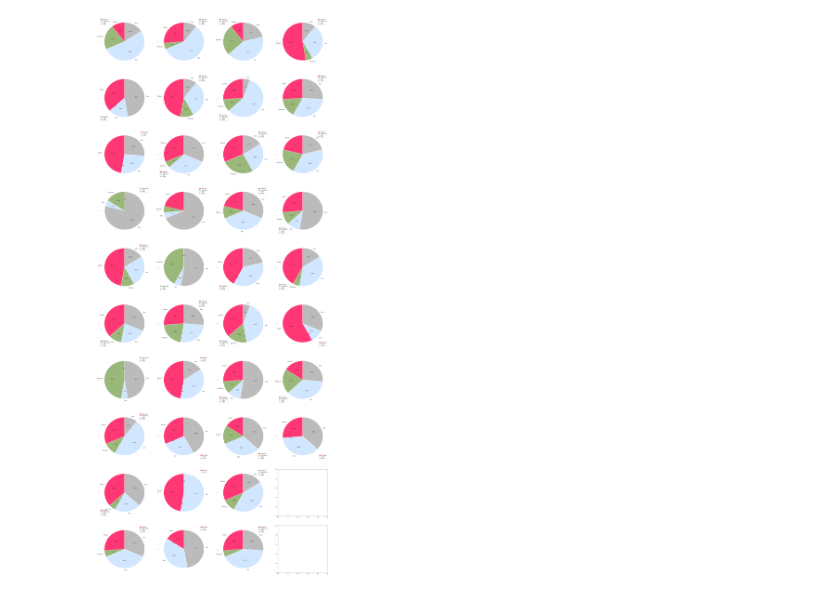
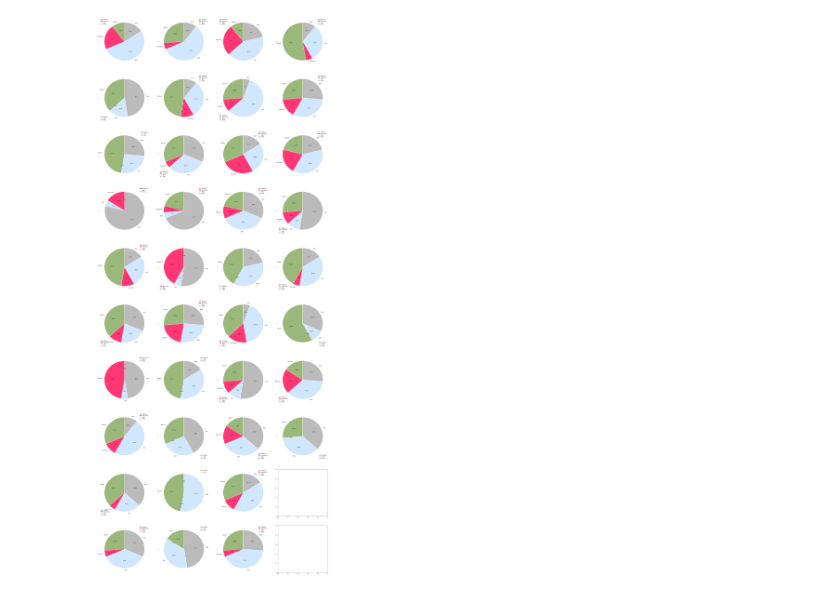
Before and after one commit to pmrukot/tsne-playground, a Jupyter notebook: prob.ipynb, the cells around one changed output. Saved outputs shown, nothing was run; the diff lists cells and outputs as text; code cells hidden in the pictures.

Commit message:
Update pie charts

```diff
--- a/prob.ipynb
+++ b/prob.ipynb
@@ -5,7 +5,6 @@ import pandas as pd
 import numpy as np
 import math
 import matplotlib.pyplot as plt
-from sklearn.manifold import TSNE
 from pprint import pprint
 
 DISTANCE = 0
@@ -16,8 +15,9 @@ NONE = 3
 berlin_distance = json.load(open('berlin52-distance.json'))
 data1 = json.load(open('berlin52_2018-04-13T09_21_17.705Z.json'))
 data2 = json.load(open('berlin52_2018-04-18T20_36_44.966Z.json'))
-data = data1 + data2
-data = [x['path'] for x in data]
+orig_data = data1 + data2
+orig_data = [x for x in orig_data if len(x['path']) == 19]
+data = [x['path'] for x in orig_data]
 data = [x for x in data if len(x) == 19]
 
 def get_distance(x1, x2, y1, y2):
@@ -52,34 +52,32 @@ for run in data:
         elif lowest_distance_id == chosen_node_id:
             run_array.append(DISTANCE)
         elif highest_pheromone_id == chosen_node_id:
             run_array.append(PHEROMONE)
         else:
             run_array.append(NONE)
 
     dataframe_array.append(run_array)
 
-
 stats_array = []
-
 for data in dataframe_array:
     output = [0, 0, 0, 0]
     for i in data:
         output[i] += 1
     stats_array.append(output)
 
 labels = 'Distance', 'Pheromone', 'Both', 'None'
 explode = [0.01, 0.01, 0.01, 0.01]
-colors = ["#FF3875", "#9AB87A", "#D1E6FF", "#BBBBBB"]
+colors = ["#9AB87A", "#FF3875", "#D1E6FF", "#BBBBBB"]
 
 fig, axes = plt.subplots(nrows=10, ncols=4, figsize=(40, 100), facecolor='w')
 
 for i in range(38):
     pd.DataFrame(stats_array[i]).plot.pie(
         ax=axes[i%10][i//10], subplots=3, startangle=90,
         labels=labels, autopct='%1.1f%%', explode=explode,
         colors=colors
     )
 
 plt.show()
 # %% [output]
-[figure, old version]
+[figure, new version]
```
